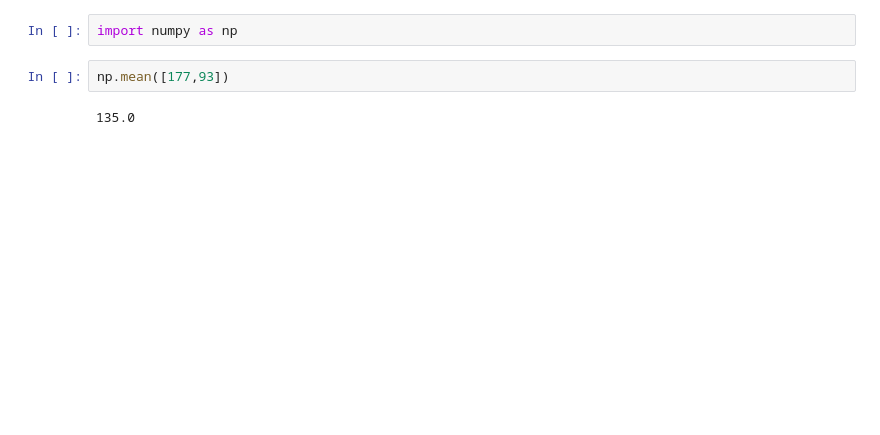
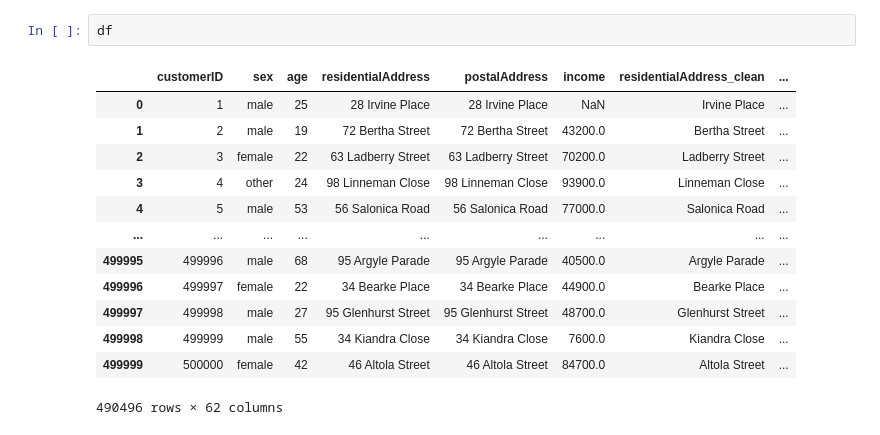
Before and after one commit to xSzpo/kedro_vb, a Jupyter notebook: notebooks/02_split_data.ipynb, the cells around one changed output. Saved outputs shown, nothing was run; the diff lists cells and outputs as text; blank space fills up the shorter version.

```diff
--- a/notebooks/02_split_data.ipynb
+++ b/notebooks/02_split_data.ipynb
@@ -20,7 +13,17 @@ df_trans['default'] = df_trans.filter(regex='payment').apply(lambda x: x==2).any
-# %%
-import numpy as np
-# %%
-np.mean([177,93])
-# %% [output]
-135.0
+# %%
+df
+# %% [output]
+|  | customerID | sex | age | residentialAddress | postalAddress | income | residentialAddress_clean | ... |
+| 0 | 1 | male | 25 | 28 Irvine Place | 28 Irvine Place | NaN | Irvine Place | ... |
+| 1 | 2 | male | 19 | 72 Bertha Street | 72 Bertha Street | 43200.0 | Bertha Street | ... |
+| 2 | 3 | female | 22 | 63 Ladberry Street | 63 Ladberry Street | 70200.0 | Ladberry Street | ... |
+| 3 | 4 | other | 24 | 98 Linneman Close | 98 Linneman Close | 93900.0 | Linneman Close | ... |
+| 4 | 5 | male | 53 | 56 Salonica Road | 56 Salonica Road | 77000.0 | Salonica Road | ... |
+| ... | ... | ... | ... | ... | ... | ... | ... | ... |
+| 499995 | 499996 | male | 68 | 95 Argyle Parade | 95 Argyle Parade | 40500.0 | Argyle Parade | ... |
+| 499996 | 499997 | female | 22 | 34 Bearke Place | 34 Bearke Place | 44900.0 | Bearke Place | ... |
+| 499997 | 499998 | male | 27 | 95 Glenhurst Street | 95 Glenhurst Street | 48700.0 | Glenhurst Street | ... |
+| 499998 | 499999 | male | 55 | 34 Kiandra Close | 34 Kiandra Close | 7600.0 | Kiandra Close | ... |
+| 499999 | 500000 | female | 42 | 46 Altola Street | 46 Altola Street | 84700.0 | Altola Street | ... |
+490496 rows × 62 columns
 # %%
```
Also changed, not shown: parts of 5 cells of this notebook, 5 other files.
